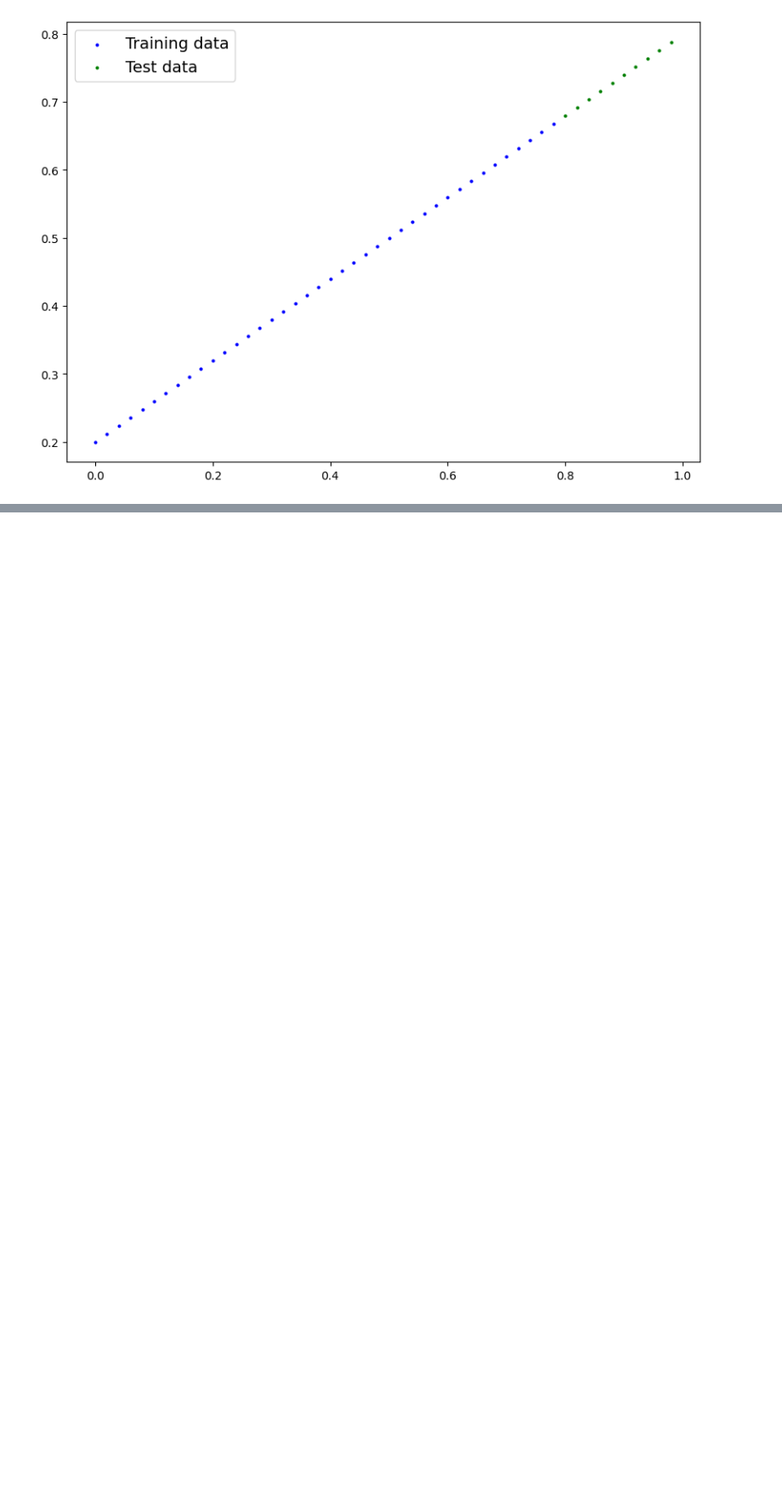
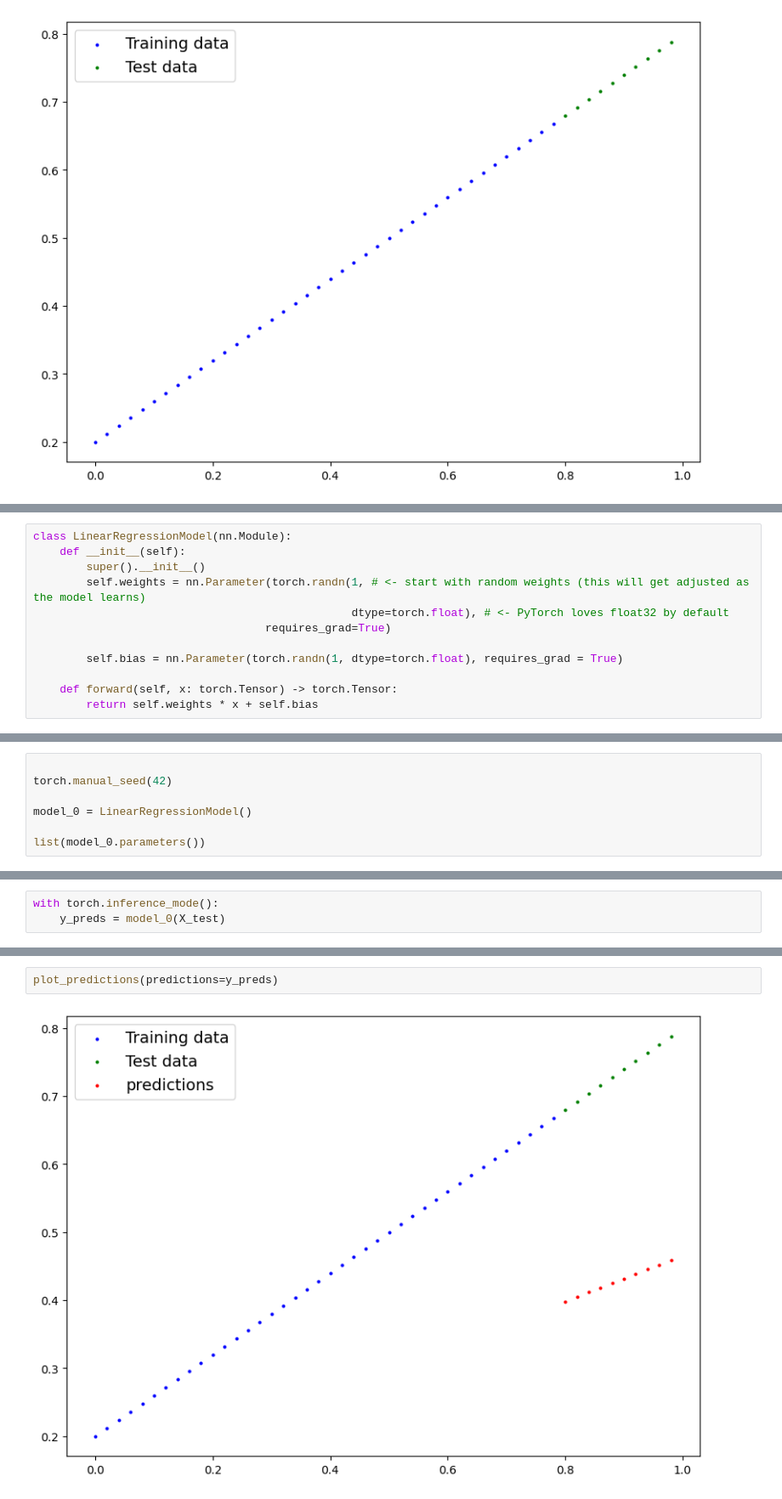
Before and after one commit to ShivajiMallela/Deep-learning-with-Pytorch, a Jupyter notebook: 02_PyTorch_workflow.ipynb, the cells around one changed output, grey strips where cells are left out. Shown at 85% size. Saved outputs shown, nothing was run; the diff lists cells and outputs as text; blank space fills up the shorter version.

Commit message:
Completed upto training and testing the model

```diff
--- a/02_PyTorch_workflow.ipynb
+++ b/02_PyTorch_workflow.ipynb
@@ -78,0 +81,12 @@ plot_predictions();
+# %%
+class LinearRegressionModel(nn.Module):
+    def __init__(self):
+        super().__init__()
+        self.weights = nn.Parameter(torch.randn(1, # <- start with random weights (this will get adjusted as the model learns)
+                                                dtype=torch.float), # <- PyTorch loves float32 by default
+                                   requires_grad=True)
+
+        self.bias = nn.Parameter(torch.randn(1, dtype=torch.float), requires_grad = True)
+
+    def forward(self, x: torch.Tensor) -> torch.Tensor:
+        return self.weights * x + self.bias
@@ -78,0 +95,7 @@ plot_predictions();
+# %%
+
+torch.manual_seed(42)
+
+model_0 = LinearRegressionModel()
+
+list(model_0.parameters())
@@ -78,0 +114,3 @@ plot_predictions();
+# %%
+with torch.inference_mode():
+    y_preds = model_0(X_test)
@@ -78,0 +136,4 @@ plot_predictions();
+# %%
+plot_predictions(predictions=y_preds)
+# %% [output]
+[figure, added]
```
Also changed, not shown: parts of 13 cells of this notebook.
